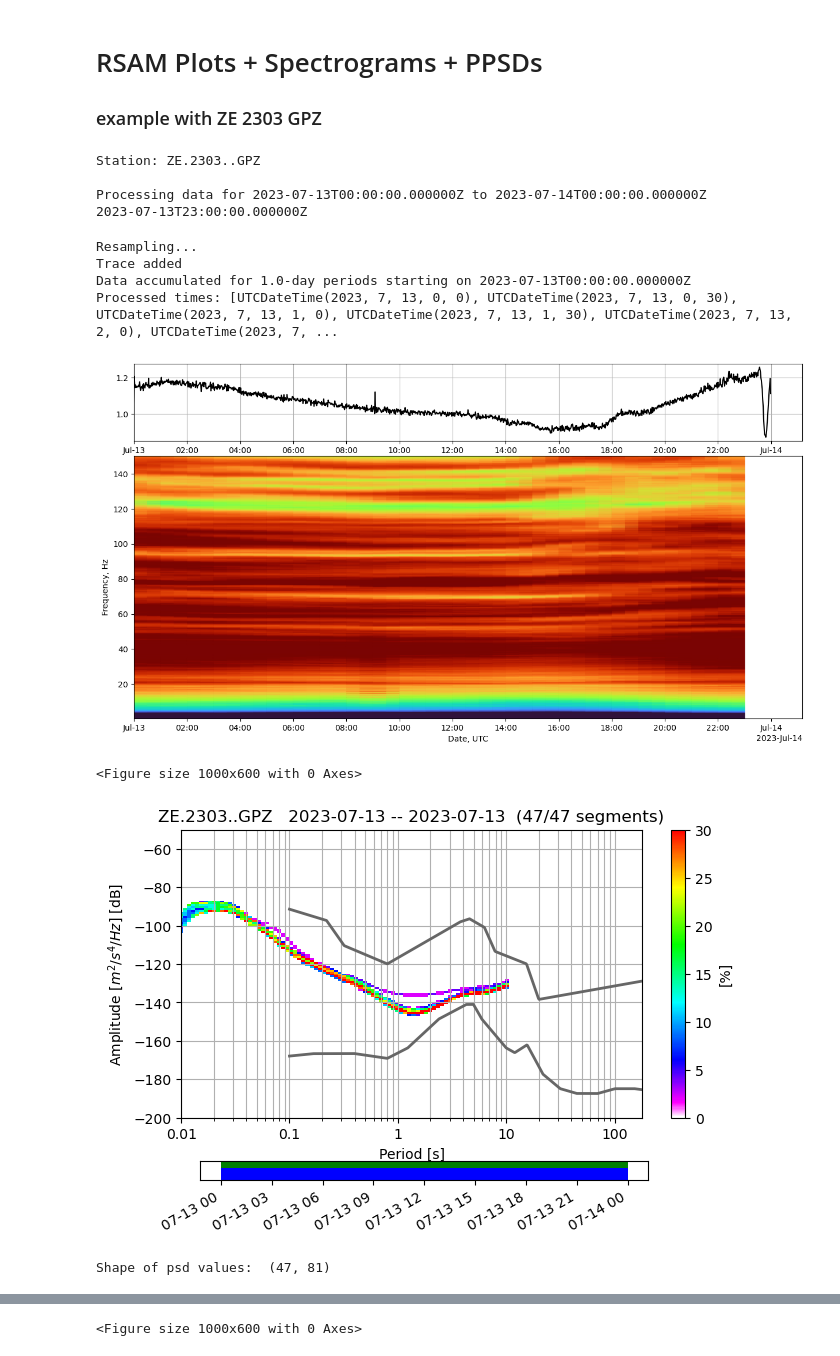
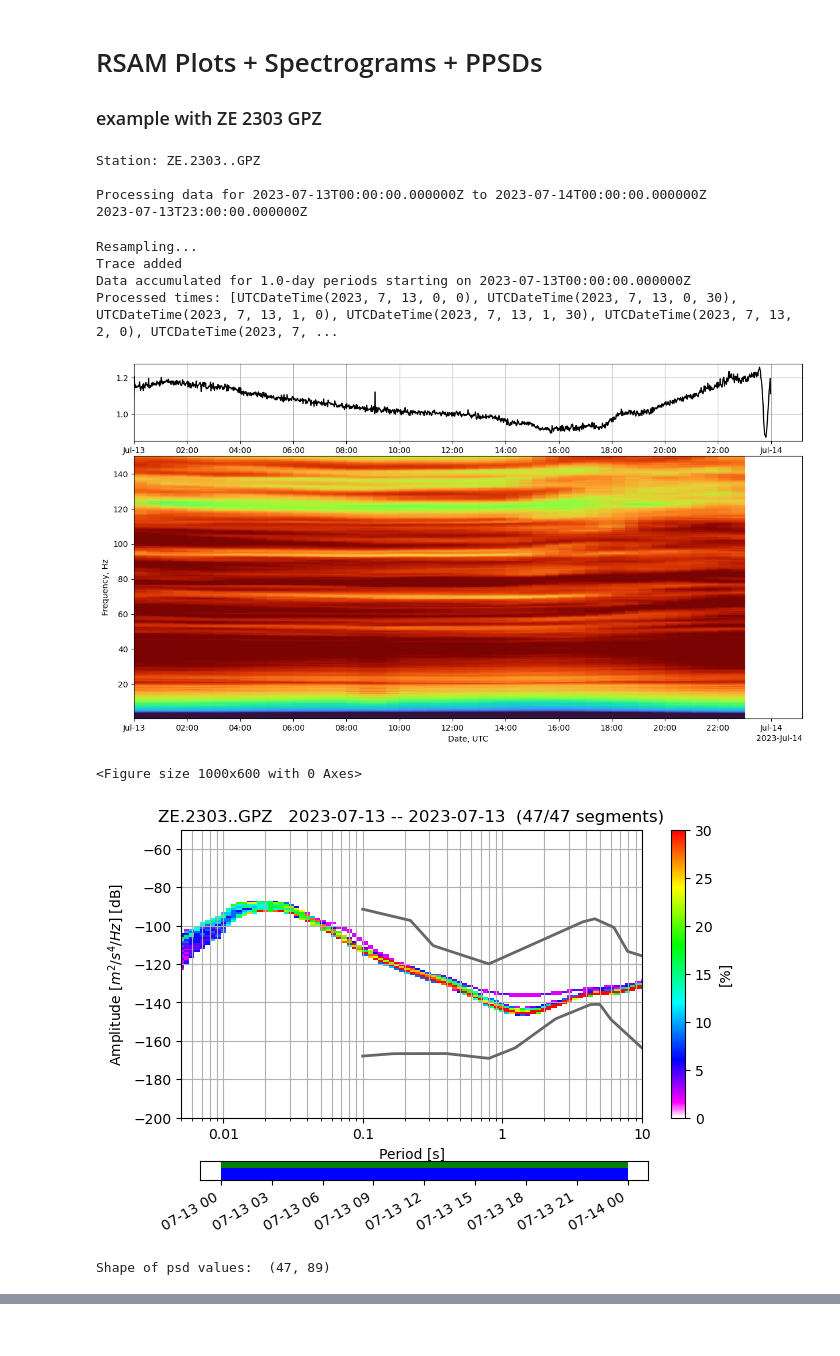
Before and after one commit to taylor-kenyon/FluvialSeismology_Analysis, a Jupyter notebook: PPSD.ipynb, the cells around one changed output, grey strips where cells are left out. Drawn from its saved outputs; the diff is of its cells as text; code cells hidden in the pictures.

Commit message:
adjusted PPSD period limits and x-axis display to (0.005,10)

```diff
--- a/PPSD.ipynb
+++ b/PPSD.ipynb
@@ -92,7 +92,7 @@ while current_date < end_date:
     ppsd = None
     for tr in S:
         if ppsd is None:
-            ppsd = PPSD(tr.stats, metadata=inv, period_limits=(0.01, 10.0))
+            ppsd = PPSD(tr.stats, metadata=inv, period_limits=(0.005, 10.0))
         ppsd.add(tr)
         print('Trace added')
 
@@ -103,39 +103,39 @@ while current_date < end_date:
 
         # plot the PPSD
         plt.figure(figsize=(10, 6))
-        ppsd.plot(cmap=pqlx)
+        ppsd.plot(period_lim=(0.005,10),cmap=pqlx)
         psd_values = ppsd.psd_values
         print("Shape of psd values: ", np.shape(psd_values))
         #print(psd_values[0:1]) # first branch
 
         # plotting time series of PSD values
         ppsd.plot_temporal([0.1,1,10])
 
         # save the plot as .png
         #plot_filename = f"ppsd_plot_{t1.date}.png" # change title if more than one date
         #plt.savefig(plot_filename)
         #print(f"Plot saved as {plot_filename}")
 
         plt.close()  # close plot to avoid displaying it in each iteration
 
     else:
         print(f"No data accumulated for {t1} to {t2}, check if exists")
 
     # move to the next day
     current_date += delta
 # %% [output]
 Station: ZE.2303..GPZ
 
 Processing data for 2023-07-13T00:00:00.000000Z to 2023-07-14T00:00:00.000000Z
 2023-07-13T23:00:00.000000Z
 Resampling...
 Trace added
 Data accumulated for 1.0-day periods starting on 2023-07-13T00:00:00.000000Z
 Processed times: [UTCDateTime(2023, 7, 13, 0, 0), UTCDateTime(2023, 7, 13, 0, 30), UTCDateTime(2023, 7, 13, 1, 0), UTCDateTime(2023, 7, 13, 1, 30), UTCDateTime(2023, 7, 13, 2, 0), UTCDateTime(2023, 7, ...
 [figure]
 <Figure size 1000x600 with 0 Axes>
-[figure, old version]
+[figure, new version]
-Shape of psd values:  (47, 81)
+Shape of psd values:  (47, 89)
 [figure]
 Processing data for 2023-07-14T00:00:00.000000Z to 2023-07-15T00:00:00.000000Z
 2023-07-14T23:00:00.000000Z
@@ -147 +141,0 @@ Processed times: [UTCDateTime(2023, 7, 14, 0, 0), UTCDateTime(2023, 7, 14, 0, 30
-<Figure size 1000x600 with 0 Axes>
```
Also changed, not shown: parts of 1 cell of this notebook.
